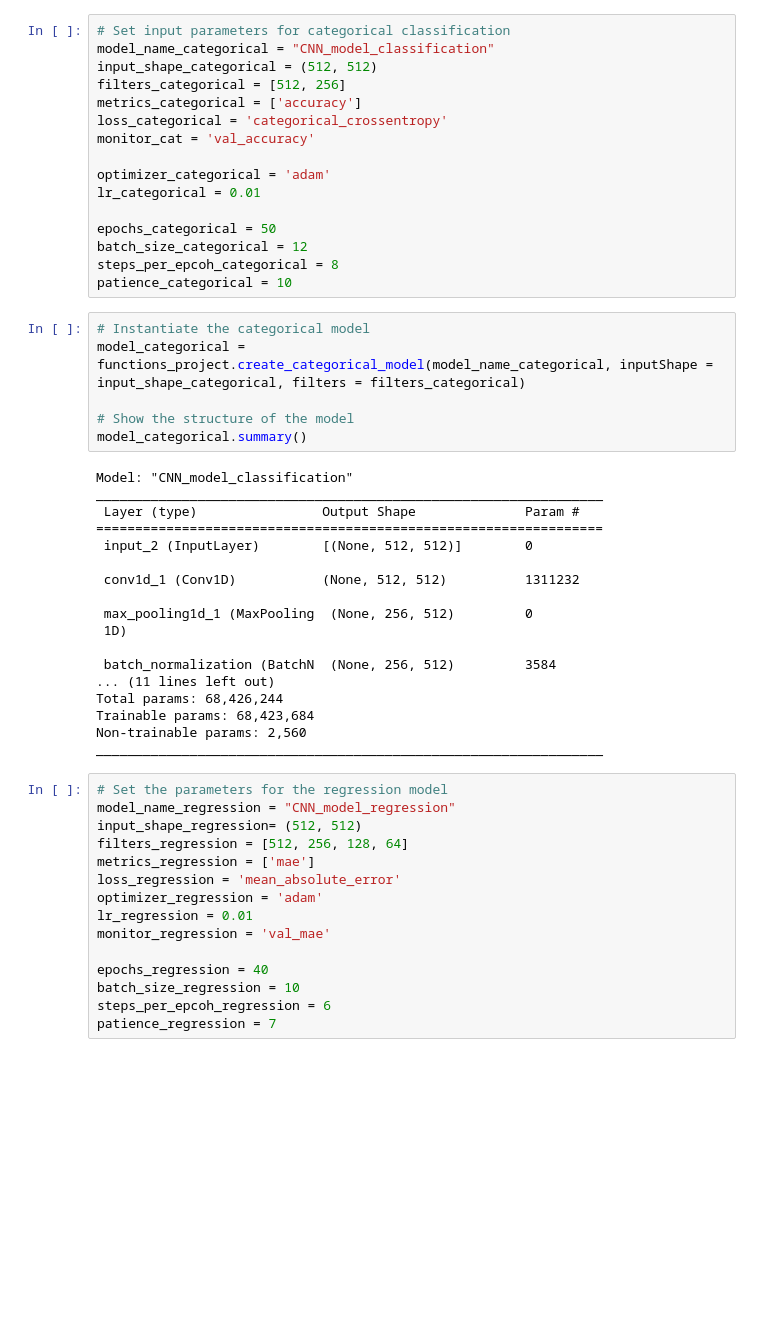
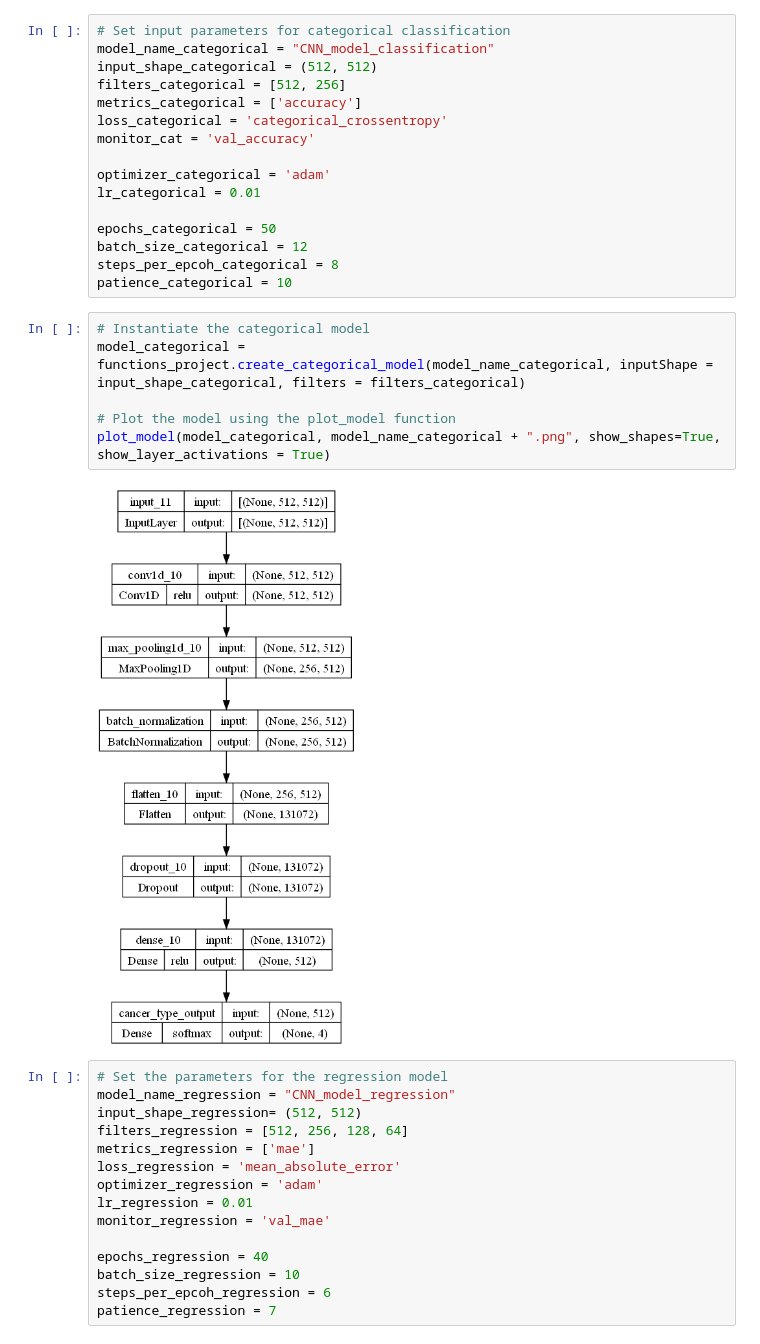
Before and after one commit to arondejong99/final-project-elu, a Jupyter notebook: final-project.ipynb, the cells around one changed output. Cells and saved outputs as stored; diff of their text form; blank space fills up the shorter version.

```diff
--- a/final-project.ipynb
+++ b/final-project.ipynb
@@ -617,27 +600,11 @@ patience_categorical = 10
 # %%
 # Instantiate the categorical model
 model_categorical = functions_project.create_categorical_model(model_name_categorical, inputShape = input_shape_categorical, filters = filters_categorical)
 
-# Show the structure of the model
-model_categorical.summary()
+# Plot the model using the plot_model function
+plot_model(model_categorical, model_name_categorical + ".png", show_shapes=True, show_layer_activations = True)
 # %% [output]
-Model: "CNN_model_classification"
-_________________________________________________________________
- Layer (type)                Output Shape              Param #
-=================================================================
- input_2 (InputLayer)        [(None, 512, 512)]        0
-
- conv1d_1 (Conv1D)           (None, 512, 512)          1311232
-
- max_pooling1d_1 (MaxPooling  (None, 256, 512)         0
- 1D)
-
- batch_normalization (BatchN  (None, 256, 512)         3584
-... (11 lines left out)
-Total params: 68,426,244
-Trainable params: 68,423,684
-Non-trainable params: 2,560
-_________________________________________________________________
+[figure, added]
 # %%
 # Set the parameters for the regression model
 model_name_regression = "CNN_model_regression"
```
Also changed, not shown: parts of 2 cells of this notebook.
